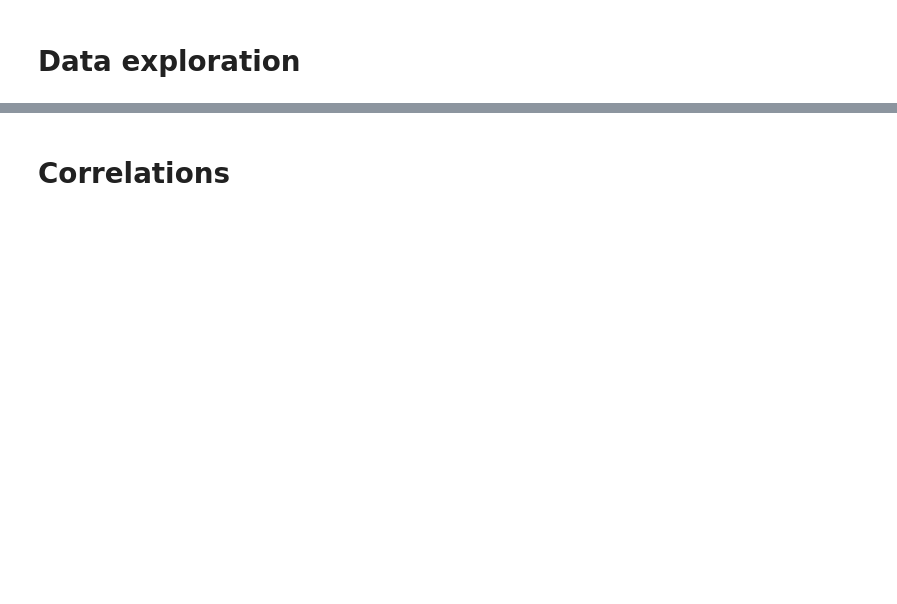
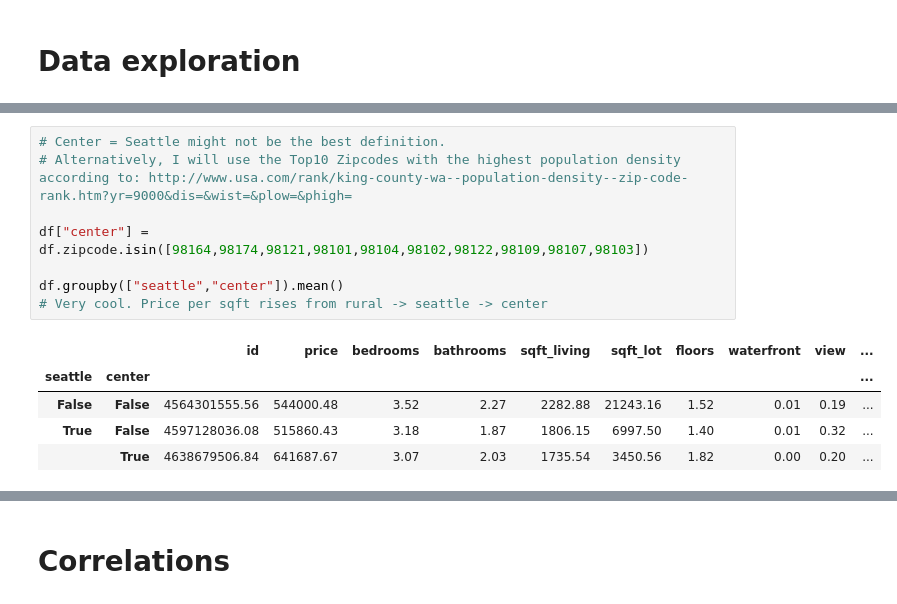
Before and after one commit to jan-schlautmann/ds-eda-housing-project, a Jupyter notebook: EDA.ipynb, the cells around one changed output, grey strips where cells are left out. Drawn from its saved outputs; the diff is of its cells as text; blank space fills up the shorter version.

```diff
--- a/EDA.ipynb
+++ b/EDA.ipynb
@@ -123,0 +155,14 @@ df.groupby("seattle").mean()
+# %%
+# Center = Seattle might not be the best definition.
+# Alternatively, I will use the Top10 Zipcodes with the highest population density according to: http://www.usa.com/rank/king-county-wa--population-density--zip-code-rank.htm?yr=9000&dis=&wist=&plow=&phigh=
+
+df["center"] = df.zipcode.isin([98164,98174,98121,98101,98104,98102,98122,98109,98107,98103])
+
+df.groupby(["seattle","center"]).mean()
+# Very cool. Price per sqft rises from rural -> seattle -> center
+# %% [output]
+|  |  | id | price | bedrooms | bathrooms | sqft_living | sqft_lot | floors | waterfront | view | ... |
+| seattle | center |  |  |  |  |  |  |  |  |  | ... |
+| False | False | 4564301555.56 | 544000.48 | 3.52 | 2.27 | 2282.88 | 21243.16 | 1.52 | 0.01 | 0.19 | ... |
+| True | False | 4597128036.08 | 515860.43 | 3.18 | 1.87 | 1806.15 | 6997.50 | 1.40 | 0.01 | 0.32 | ... |
+|  | True | 4638679506.84 | 641687.67 | 3.07 | 2.03 | 1735.54 | 3450.56 | 1.82 | 0.00 | 0.20 | ... |
```
Also changed, not shown: parts of 10 cells of this notebook.
